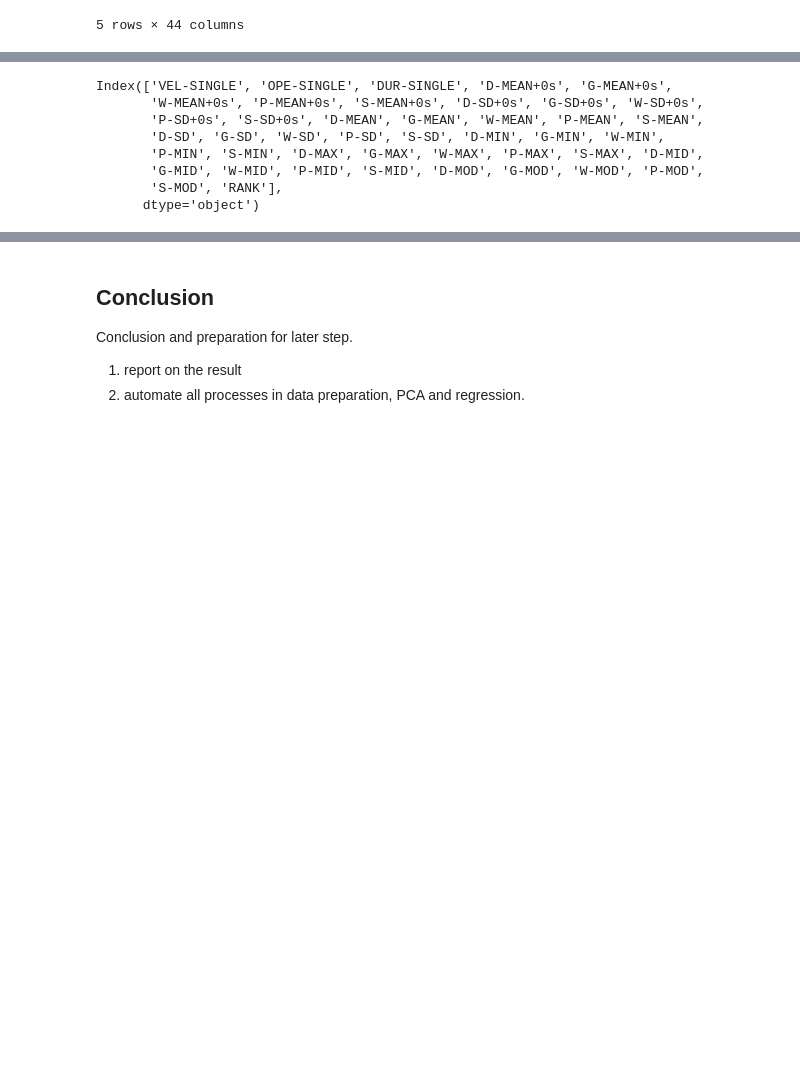
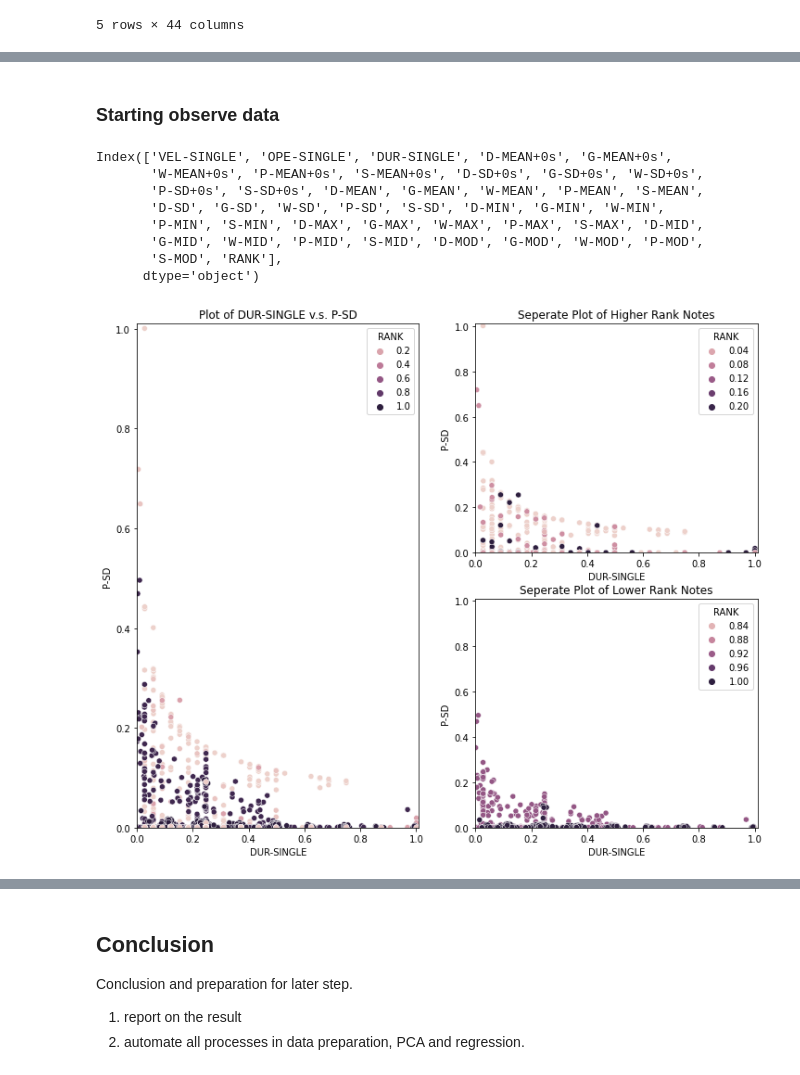
Before and after one commit to yhbcode000/AI-Vocaloid-Tuner, a Jupyter notebook: 1 Feasibility Test/feasibilityTest.ipynb, the cells around one changed output, grey strips where cells are left out. Saved outputs shown, nothing was run; the diff lists cells and outputs as text; code cells hidden in the pictures; blank space fills up the shorter version.

```diff
--- a/1 Feasibility Test/feasibilityTest.ipynb
+++ b/1 Feasibility Test/feasibilityTest.ipynb
@@ -210 +227,3 @@ dataDfNormalized = dataDf.apply(normalizer)
+# %% [markdown]
+### Starting observe data
 # %%
@@ -289,5 +326,7 @@ Index(['VEL-SINGLE', 'OPE-SINGLE', 'DUR-SINGLE', 'D-MEAN+0s', 'G-MEAN+0s',
        'S-MOD', 'RANK'],
       dtype='object')
 # %%
-# comparisionPlot('DUR-SINGLE','P-SD',"RANK",dataDfNormalized)
-# comparisionPlot2('DUR-SINGLE','P-SD',dataDfNormalized)
+# distributionPlot('DUR-SINGLE','P-SD',"RANK",dataDfNormalized)
+comparisionPlot('DUR-SINGLE','P-SD',dataDfNormalized)
+# %% [output]
+[figure, added]
```
Also changed, not shown: parts of 25 cells of this notebook, 1 other file.
